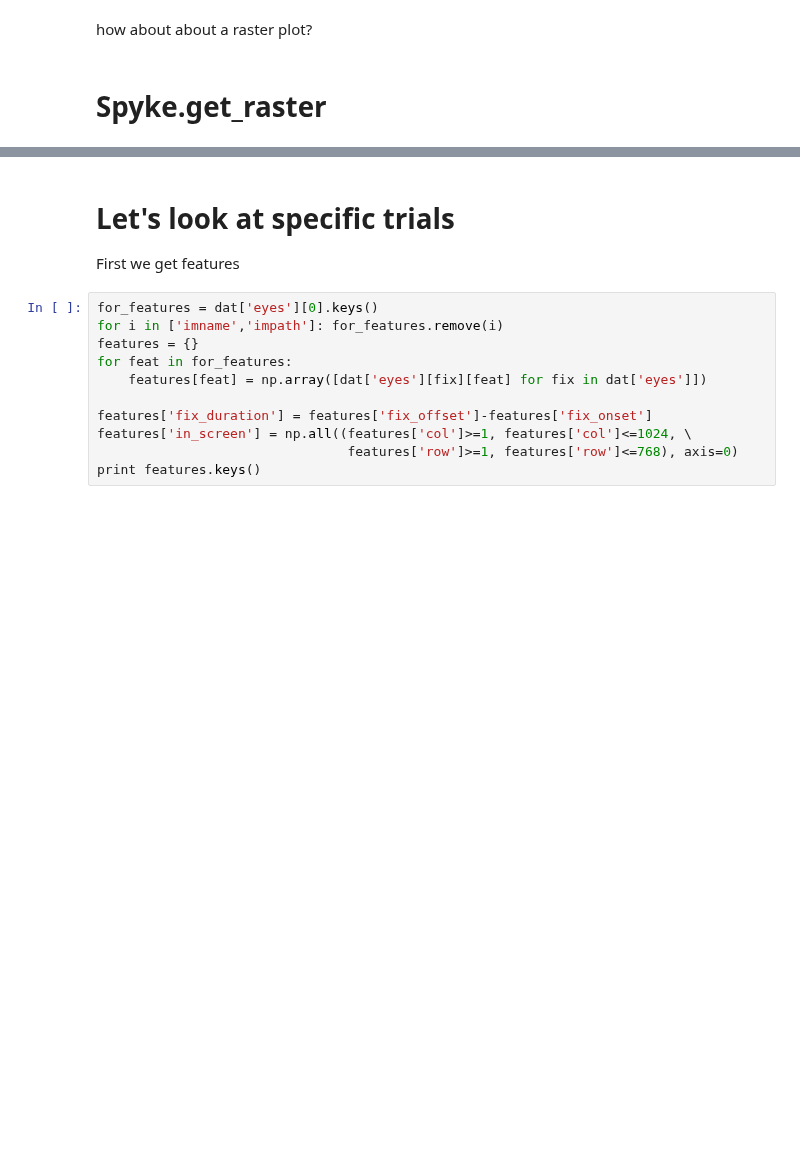
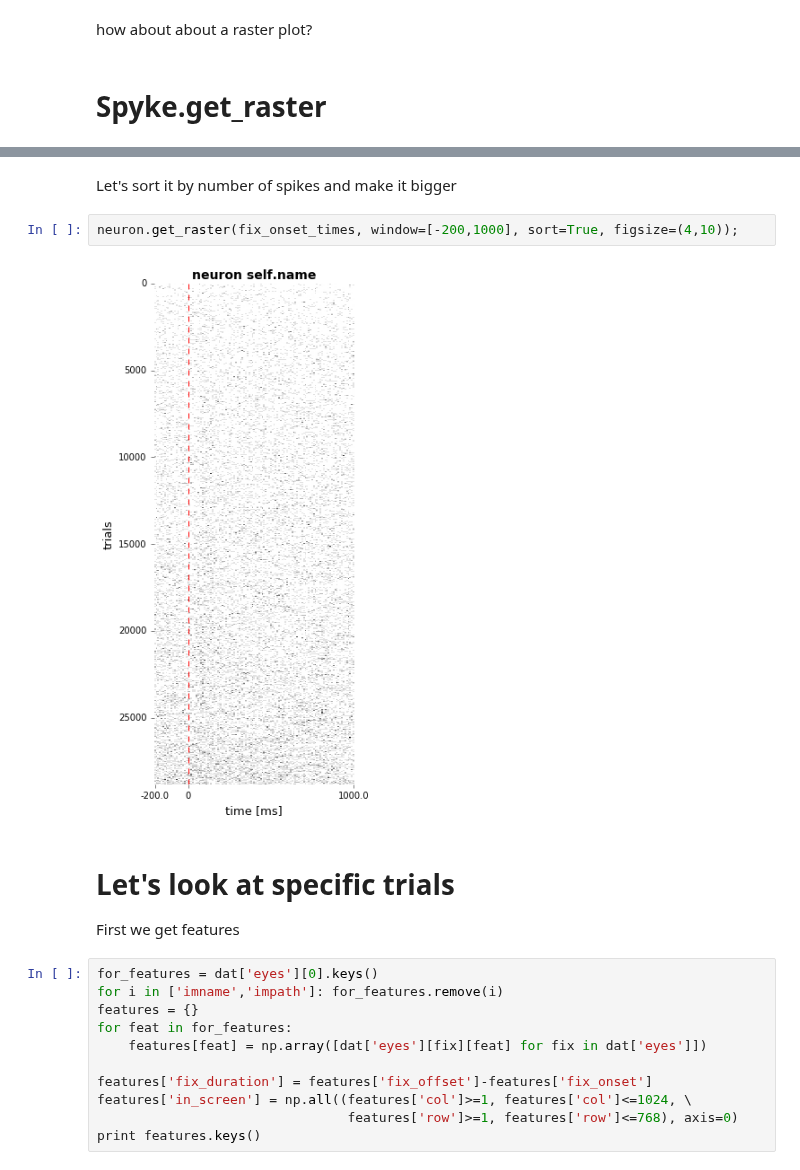
Before and after one commit to KordingLab/spykes, a Jupyter notebook: notebooks/neuron_example.ipynb, the cells around one changed output, grey strips where cells are left out. Saved outputs shown, nothing was run; the diff lists cells and outputs as text; blank space fills up the shorter version.

```diff
--- a/notebooks/neuron_example.ipynb
+++ b/notebooks/neuron_example.ipynb
@@ -157,3 +157,9 @@ neuron.get_raster(fix_onset_times, window=[-200,1000]);
+# %% [markdown]
+Let's sort it by number of spikes and make it bigger
+# %%
+neuron.get_raster(fix_onset_times, window=[-200,1000], sort=True, figsize=(4,10));
+# %% [output]
+[figure, added]
 # %% [markdown]
 # Let's look at specific trials
 First we get features
```
Also changed, not shown: parts of 12 cells of this notebook, 1 other file.
